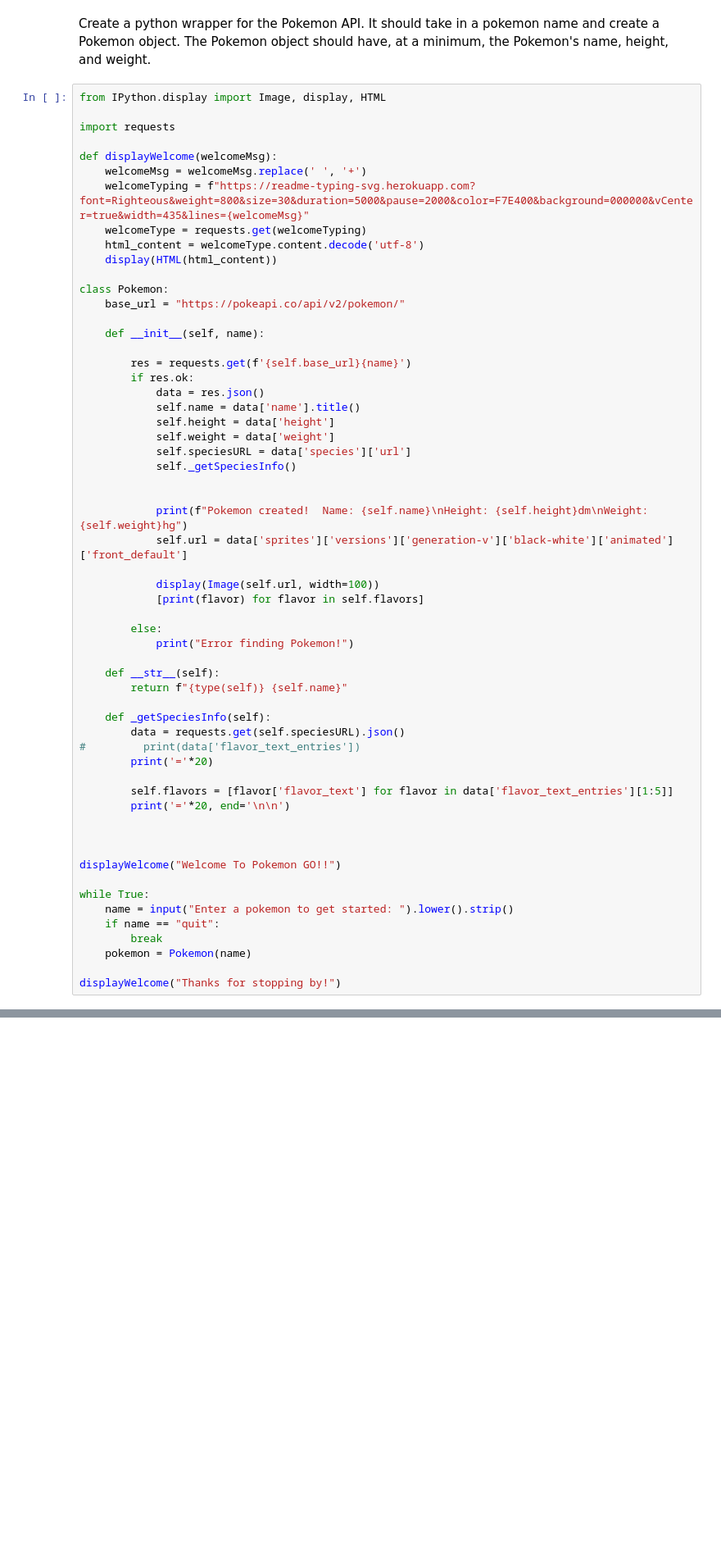
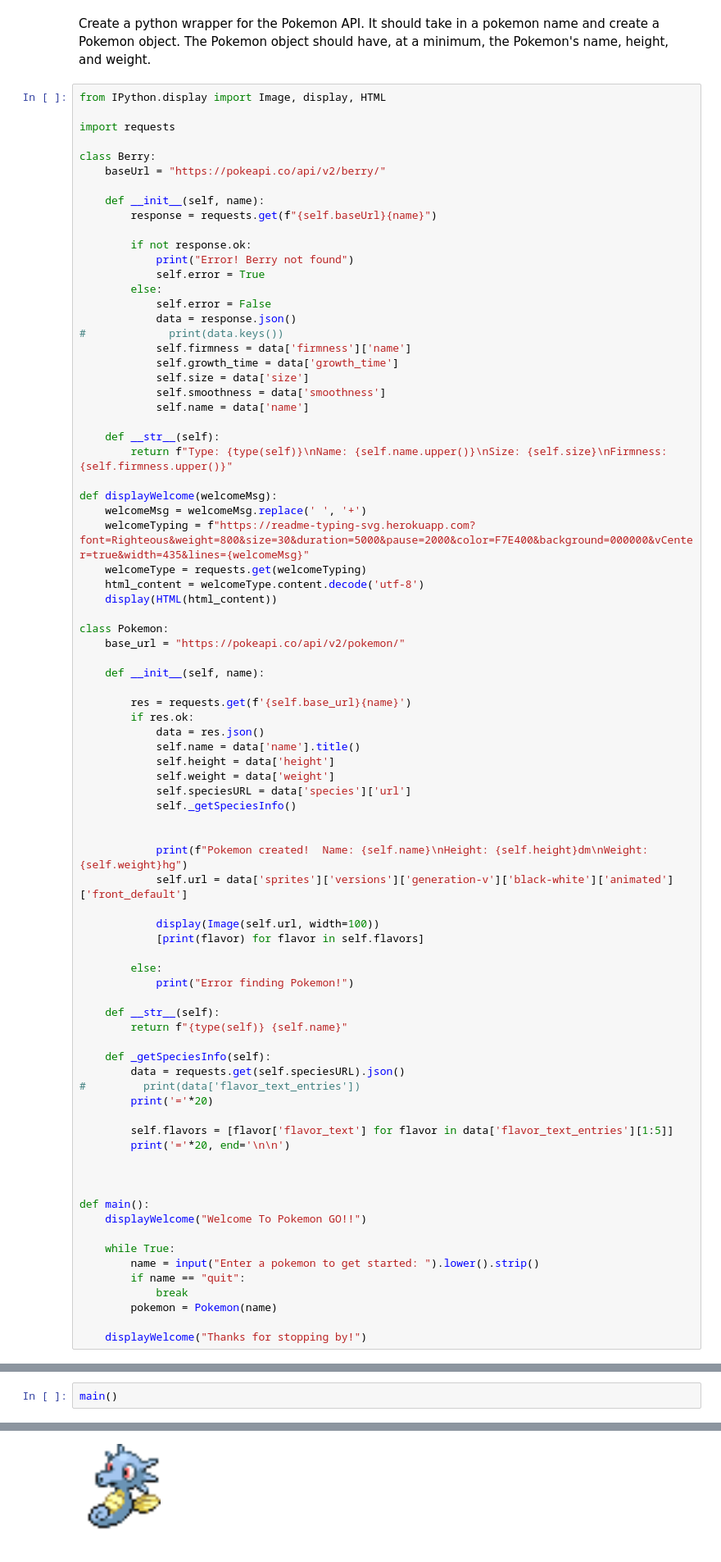
Before and after one commit to dylan-dot-c/week3day3, a Jupyter notebook: Wednesday_Requests_and_APIs_Lecture-Starter (1).ipynb, the cells around one changed output, grey strips where cells are left out. Shown: that part at 82% size. Cells and saved outputs as stored; diff of their text form; blank space fills up the shorter version.

```diff
--- a/Wednesday_Requests_and_APIs_Lecture-Starter (1).ipynb
+++ b/Wednesday_Requests_and_APIs_Lecture-Starter (1).ipynb
@@ -349,6 +349,28 @@ Create a python wrapper for the Pokemon API. It should take in a pokemon name an
 from IPython.display import Image, display, HTML
 
 import requests
+
+class Berry:
+    baseUrl = "https://pokeapi.co/api/v2/berry/"
+
+    def __init__(self, name):
+        response = requests.get(f"{self.baseUrl}{name}")
+
+        if not response.ok:
+            print("Error! Berry not found")
+            self.error = True
+        else:
+            self.error = False
+            data = response.json()
+#             print(data.keys())
+            self.firmness = data['firmness']['name']
+            self.growth_time = data['growth_time']
+            self.size = data['size']
+            self.smoothness = data['smoothness']
+            self.name = data['name']
+
+    def __str__(self):
+        return f"Type: {type(self)}\nName: {self.name.upper()}\nSize: {self.size}\nFirmness: {self.firmness.upper()}"
 
 def displayWelcome(welcomeMsg):
     welcomeMsg = welcomeMsg.replace(' ', '+')
@@ -394,12 +416,13 @@ class Pokemon:
 
 
 
-displayWelcome("Welcome To Pokemon GO!!")
+def main():
+    displayWelcome("Welcome To Pokemon GO!!")
 
-while True:
-    name = input("Enter a pokemon to get started: ").lower().strip()
-    if name == "quit":
-        break
-    pokemon = Pokemon(name)
+    while True:
+        name = input("Enter a pokemon to get started: ").lower().strip()
+        if name == "quit":
+            break
+        pokemon = Pokemon(name)
 
-displayWelcome("Thanks for stopping by!")
+    displayWelcome("Thanks for stopping by!")
@@ -488,0 +429,3 @@ displayWelcome("Welcome To Pokemon GO!!")
+# %%
+main()
+# %% [output]
@@ -488,0 +476 @@ displayWelcome("Welcome To Pokemon GO!!")
+[figure, added]
```
Also changed, not shown: parts of 5 cells of this notebook.
